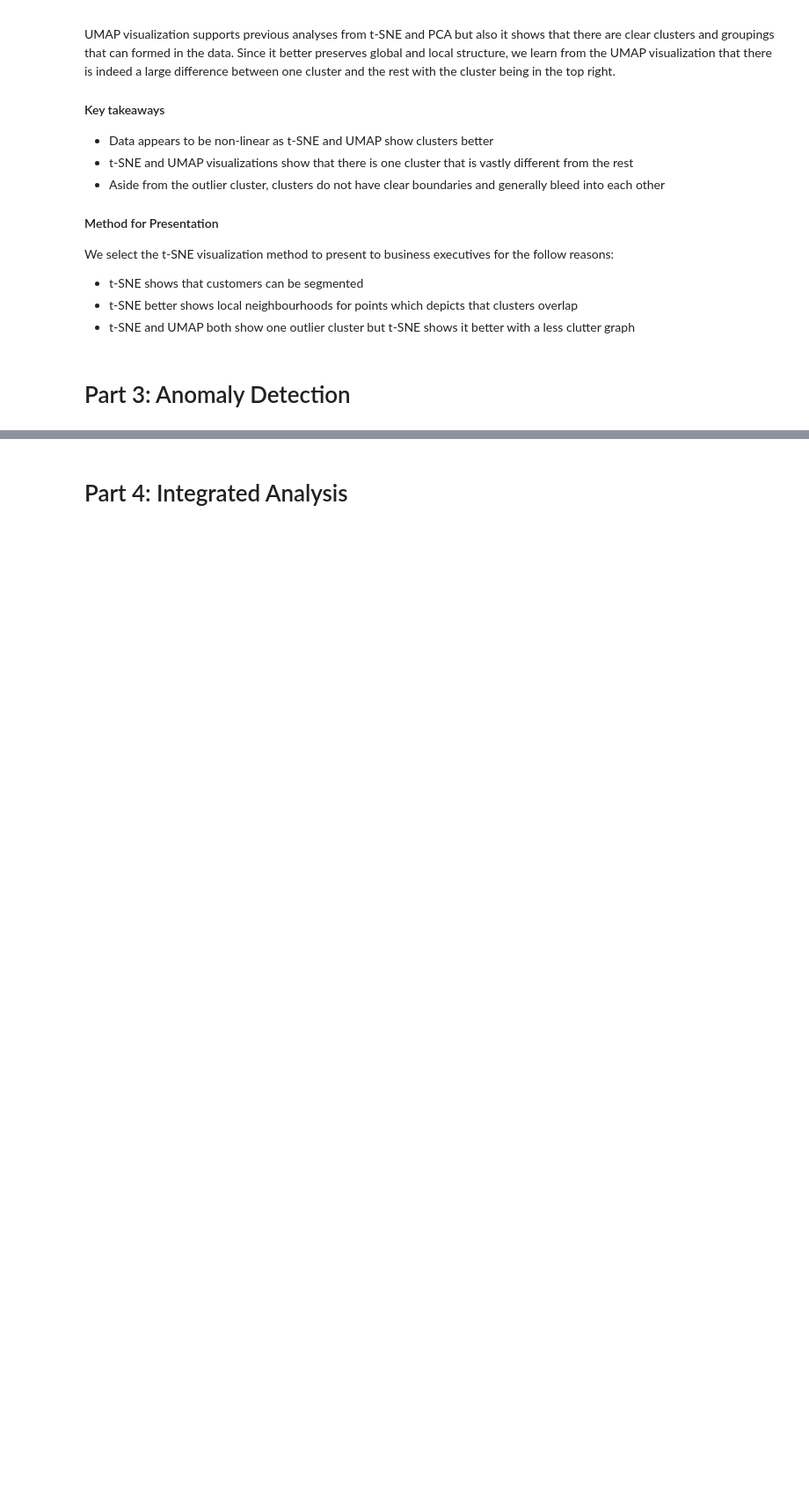
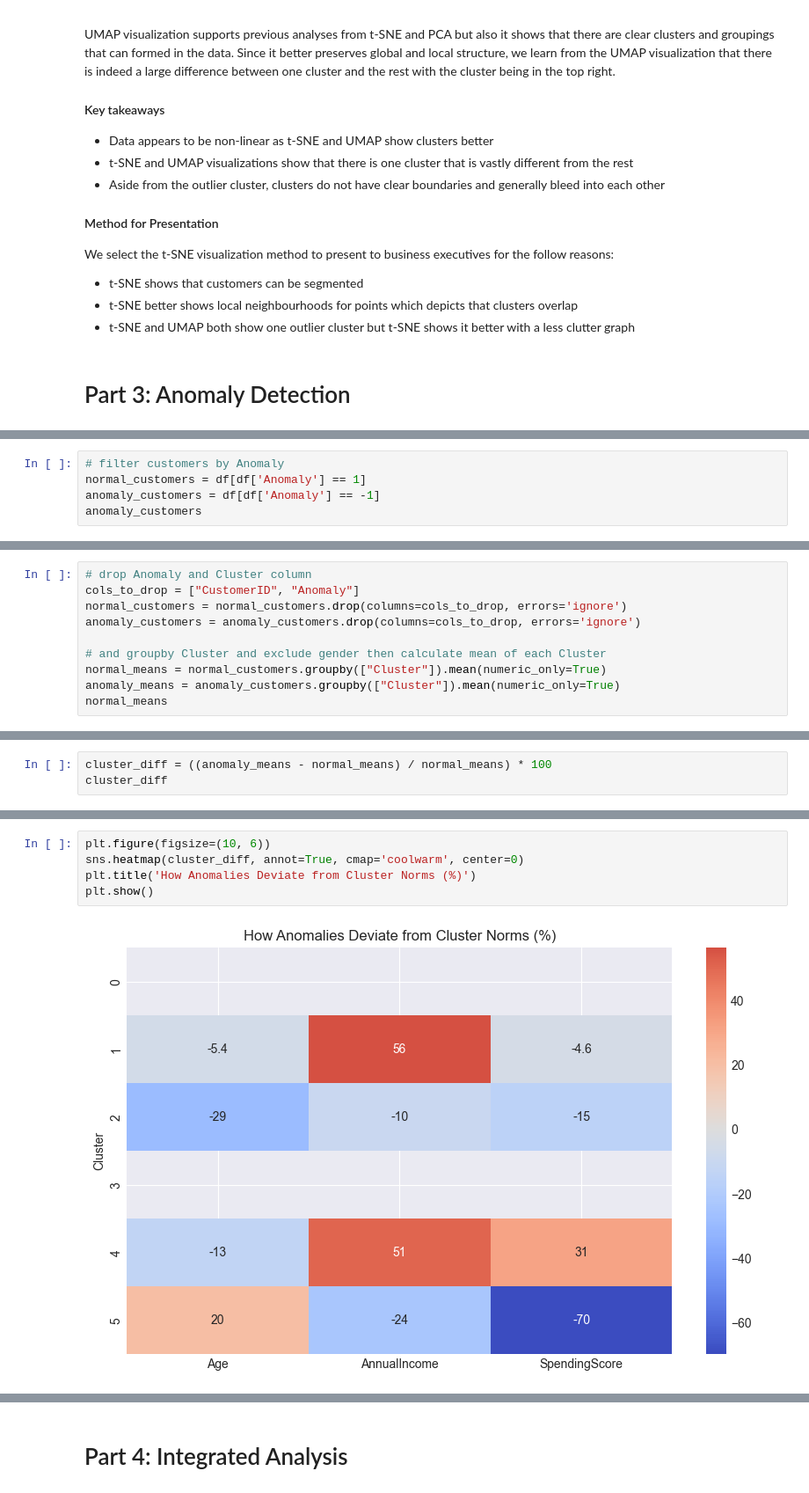
Before and after one commit to Timitan/COMP9130_MP, a Jupyter notebook: mini-project-3/notebooks/analysis.ipynb, the cells around one changed output, grey strips where cells are left out. Shown at 88% size. Cells and saved outputs as stored; diff of their text form; blank space fills up the shorter version.

```diff
--- a/mini-project-3/notebooks/analysis.ipynb
+++ b/mini-project-3/notebooks/analysis.ipynb
@@ -375,0 +485,5 @@ We select the t-SNE visualization method to present to business executives for t
+# %%
+# filter customers by Anomaly
+normal_customers = df[df['Anomaly'] == 1]
+anomaly_customers = df[df['Anomaly'] == -1]
+anomaly_customers
@@ -375,0 +502,10 @@ We select the t-SNE visualization method to present to business executives for t
+# %%
+# drop Anomaly and Cluster column
+cols_to_drop = ["CustomerID", "Anomaly"]
+normal_customers = normal_customers.drop(columns=cols_to_drop, errors='ignore')
+anomaly_customers = anomaly_customers.drop(columns=cols_to_drop, errors='ignore')
+
+# and groupby Cluster and exclude gender then calculate mean of each Cluster
+normal_means = normal_customers.groupby(["Cluster"]).mean(numeric_only=True)
+anomaly_means = anomaly_customers.groupby(["Cluster"]).mean(numeric_only=True)
+normal_means
@@ -375,0 +530,3 @@ We select the t-SNE visualization method to present to business executives for t
+# %%
+cluster_diff = ((anomaly_means - normal_means) / normal_means) * 100
+cluster_diff
@@ -375,0 +542,7 @@ We select the t-SNE visualization method to present to business executives for t
+# %%
+plt.figure(figsize=(10, 6))
+sns.heatmap(cluster_diff, annot=True, cmap='coolwarm', center=0)
+plt.title('How Anomalies Deviate from Cluster Norms (%)')
+plt.show()
+# %% [output]
+[figure, added]
```
Also changed, not shown: parts of 30 cells of this notebook.
